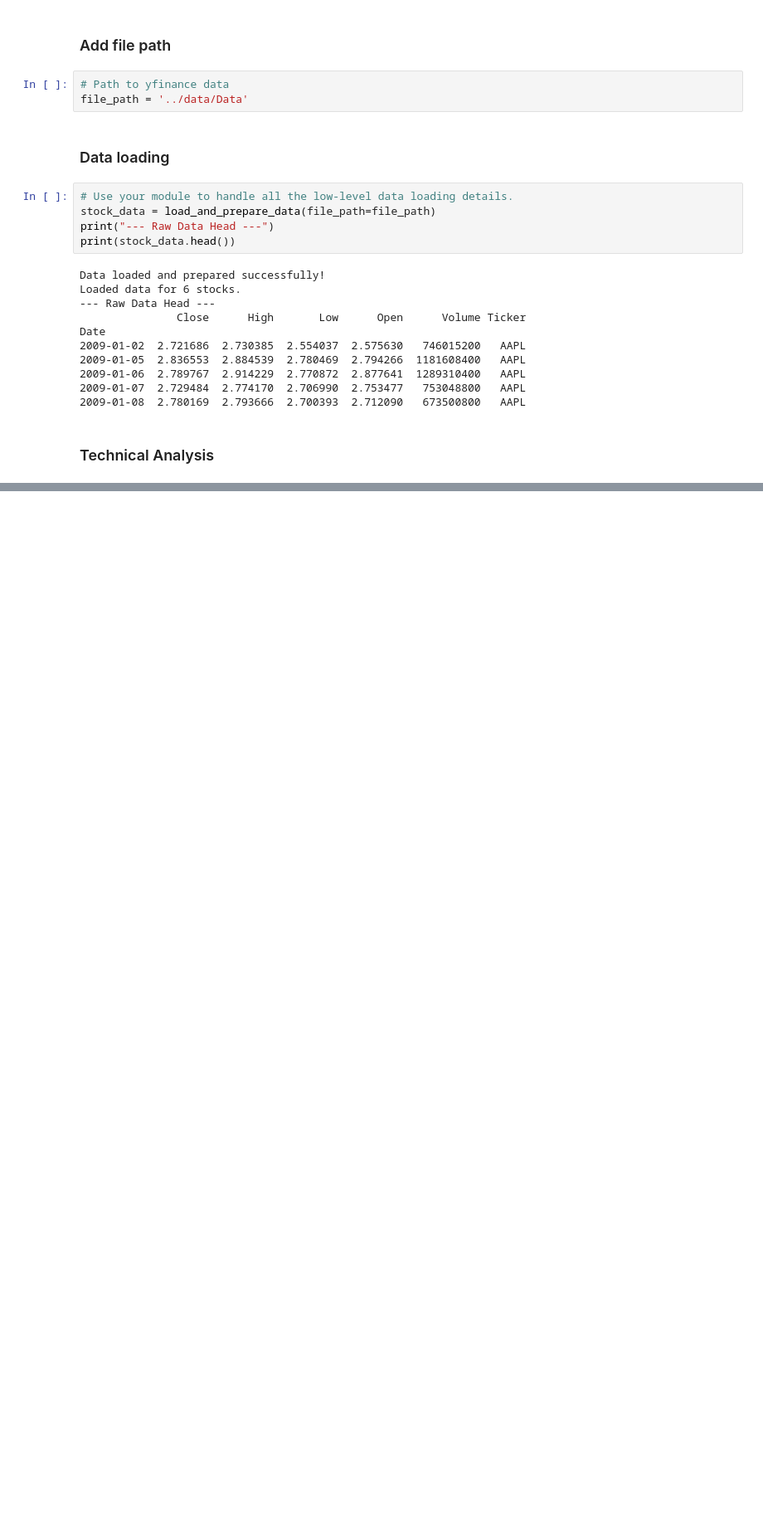
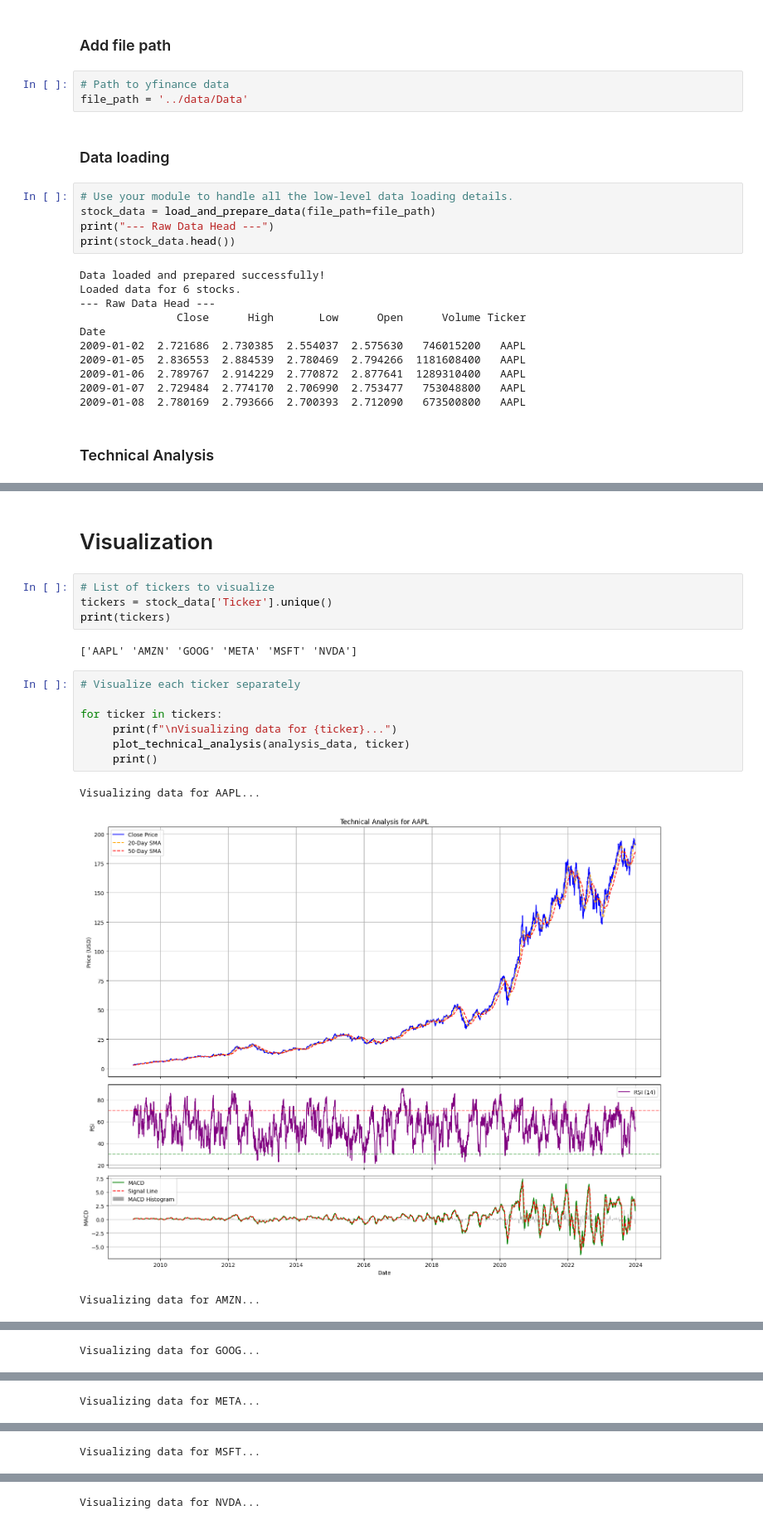
Before and after one commit to binia01/Nova-financial-solutions, a Jupyter notebook: notebooks/02_main_analysis.ipynb, the cells around one changed output, grey strips where cells are left out. Shown at 83% size. Cells and saved outputs as stored; diff of their text form; blank space fills up the shorter version.

Commit message:
feat: plot technical analysis for stocks including price, RSI, and MACD for each stock

```diff
--- a/notebooks/02_main_analysis.ipynb
+++ b/notebooks/02_main_analysis.ipynb
@@ -62,0 +64,19 @@ Date
+# %% [markdown]
+# Visualization
+# %%
+# List of tickers to visualize
+tickers = stock_data['Ticker'].unique()
+print(tickers)
+# %% [output]
+['AAPL' 'AMZN' 'GOOG' 'META' 'MSFT' 'NVDA']
+# %%
+# Visualize each ticker separately
+
+for ticker in tickers:
+     print(f"\nVisualizing data for {ticker}...")
+     plot_technical_analysis(analysis_data, ticker)
+     print()
+# %% [output]
+Visualizing data for AAPL...
+[figure, added]
+Visualizing data for AMZN...
@@ -62,0 +84 @@ Date
+Visualizing data for GOOG...
@@ -62,0 +86 @@ Date
+Visualizing data for META...
@@ -62,0 +88 @@ Date
+Visualizing data for MSFT...
@@ -62,0 +90 @@ Date
+Visualizing data for NVDA...
```
Also changed, not shown: parts of 3 cells of this notebook.
